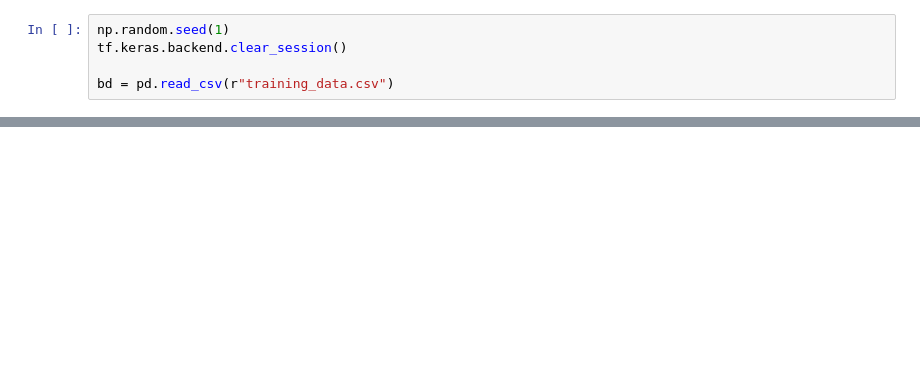
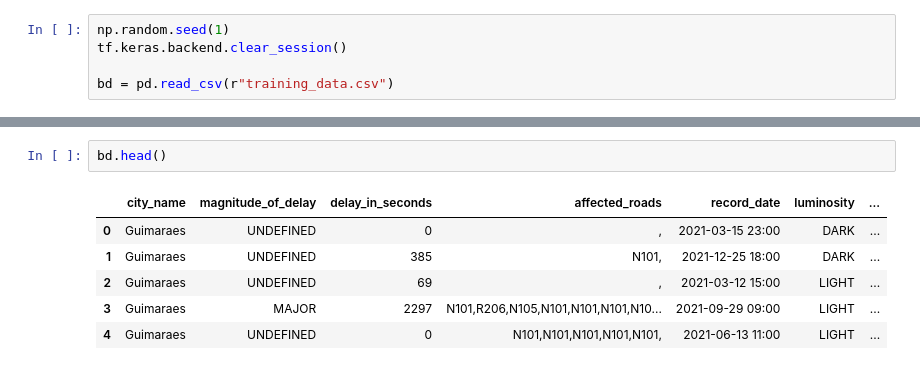
Before and after one commit to SendNugg3ts/CSC, a Jupyter notebook: CNN.ipynb, the cells around one changed output, grey strips where cells are left out. Drawn from its saved outputs; the diff is of its cells as text; blank space fills up the shorter version.

```diff
--- a/CNN.ipynb
+++ b/CNN.ipynb
@@ -277,0 +34,9 @@ files.download('')
+# %%
+bd.head()
+# %% [output]
+|  | city_name | magnitude_of_delay | delay_in_seconds | affected_roads | record_date | luminosity | ... |
+| 0 | Guimaraes | UNDEFINED | 0 | , | 2021-03-15 23:00 | DARK | ... |
+| 1 | Guimaraes | UNDEFINED | 385 | N101, | 2021-12-25 18:00 | DARK | ... |
+| 2 | Guimaraes | UNDEFINED | 69 | , | 2021-03-12 15:00 | LIGHT | ... |
+| 3 | Guimaraes | MAJOR | 2297 | N101,R206,N105,N101,N101,N101,N10... | 2021-09-29 09:00 | LIGHT | ... |
+| 4 | Guimaraes | UNDEFINED | 0 | N101,N101,N101,N101,N101, | 2021-06-13 11:00 | LIGHT | ... |
```
Also changed, not shown: parts of 40 cells of this notebook.
